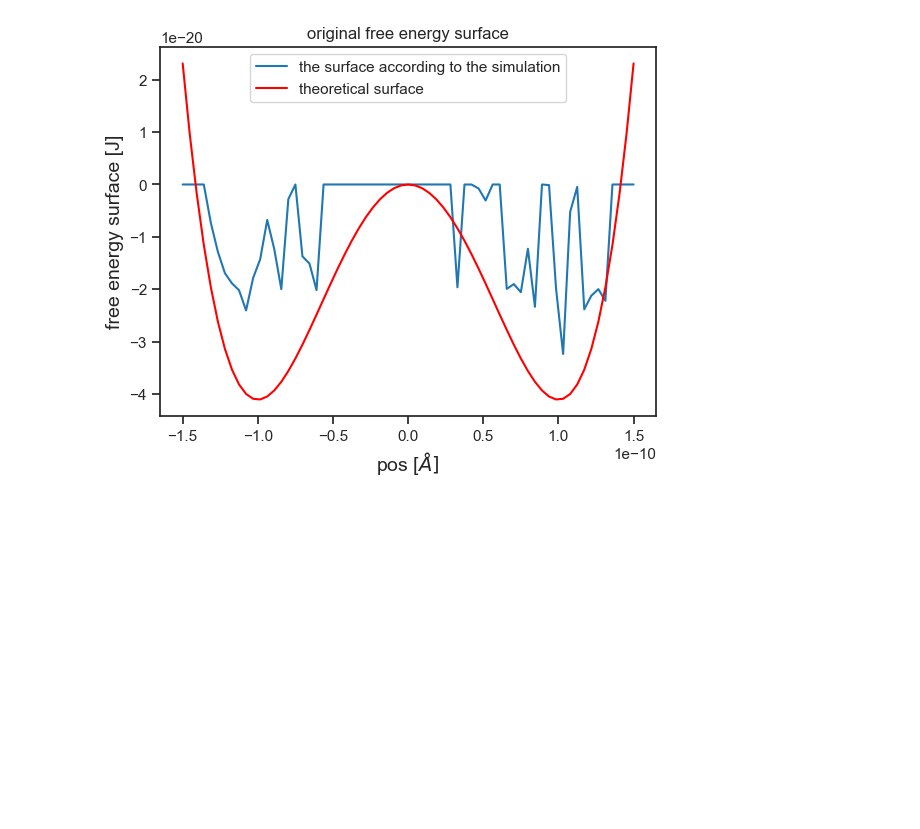
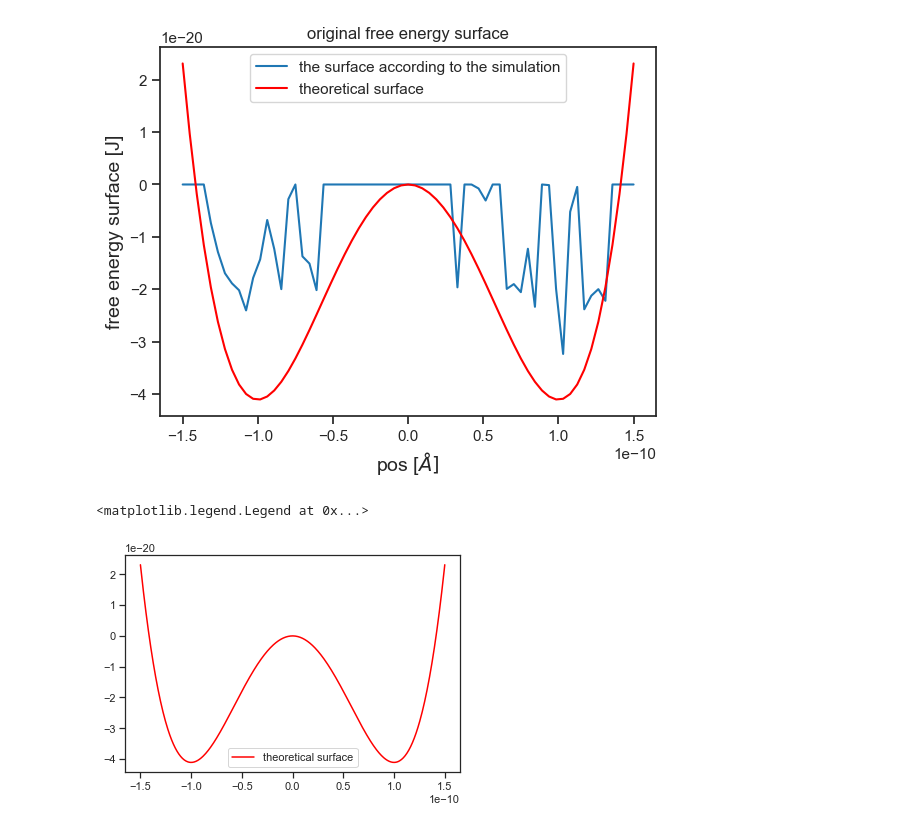
Before and after one commit to SagiMeir/Simulations4Beginners, a Jupyter notebook: metadynamics.ipynb, the cells around one changed output. Saved outputs shown, nothing was run; the diff lists cells and outputs as text; code cells hidden in the pictures; blank space fills up the shorter version.

```diff
--- a/metadynamics.ipynb
+++ b/metadynamics.ipynb
@@ -299,3 +300,26 @@ plt.legend()
 # %% [output]
 <matplotlib.legend.Legend at 0x...>
 [figure]
+# %%
+import numpy as np
+import pandas as pd
+import matplotlib.pyplot as plt
+# and for nice looking plots:
+import seaborn as sns
+sns.set_theme(style="ticks",rc={'axes.labelsize':14},palette='tab10')
+
+x = np.linspace(-1.5E-10, 1.5E-10, 500)
+y = []
+A = 4.11E20
+B = 8.22
+for i in x:
+    y.append(A*i**4-B*i**2)
+
+plt.plot(pos, y, color='red', label="theoretical surface")
+
+tfill = 0.22 * 1E6 #steps
+
+plt.legend()
+# %% [output]
+<matplotlib.legend.Legend at 0x...>
+[figure, added]
```
Also changed, not shown: parts of 1 cell of this notebook, 1 other file.
